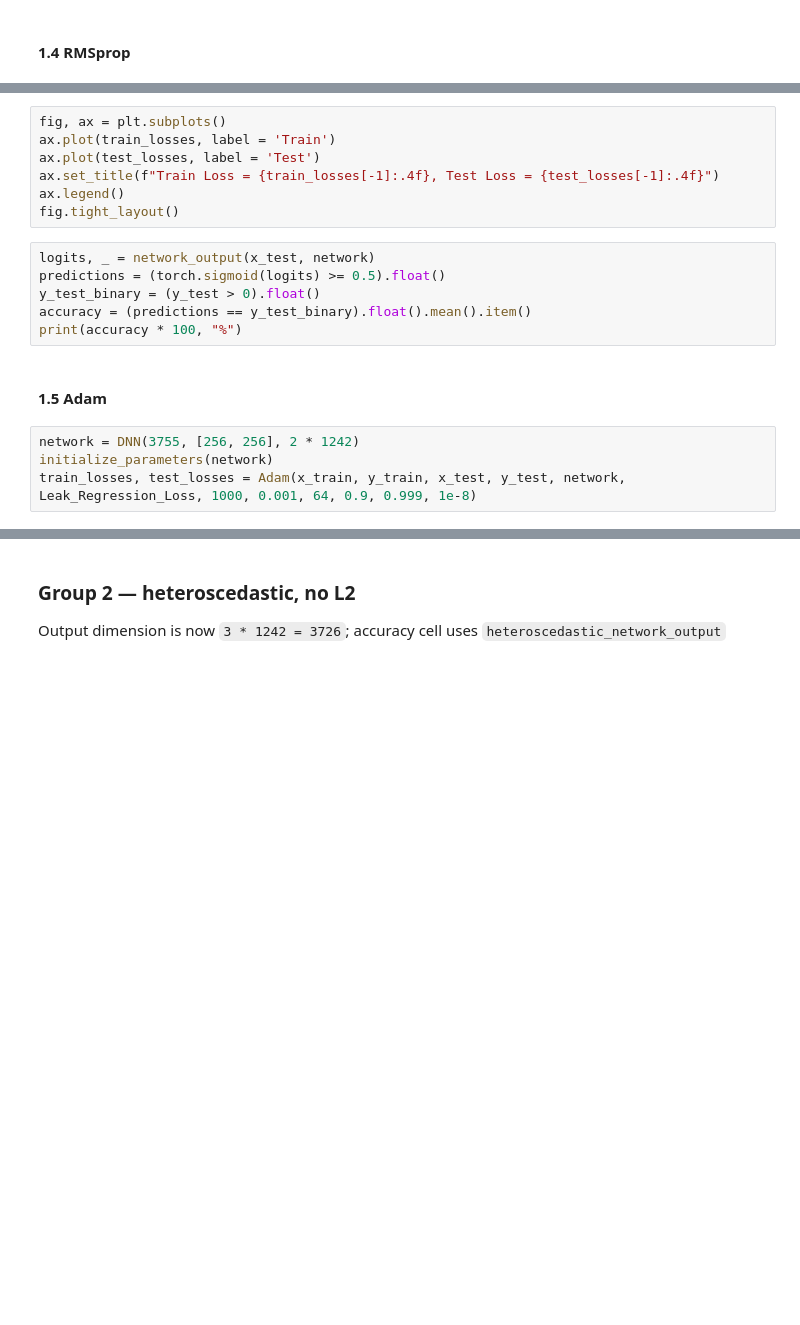
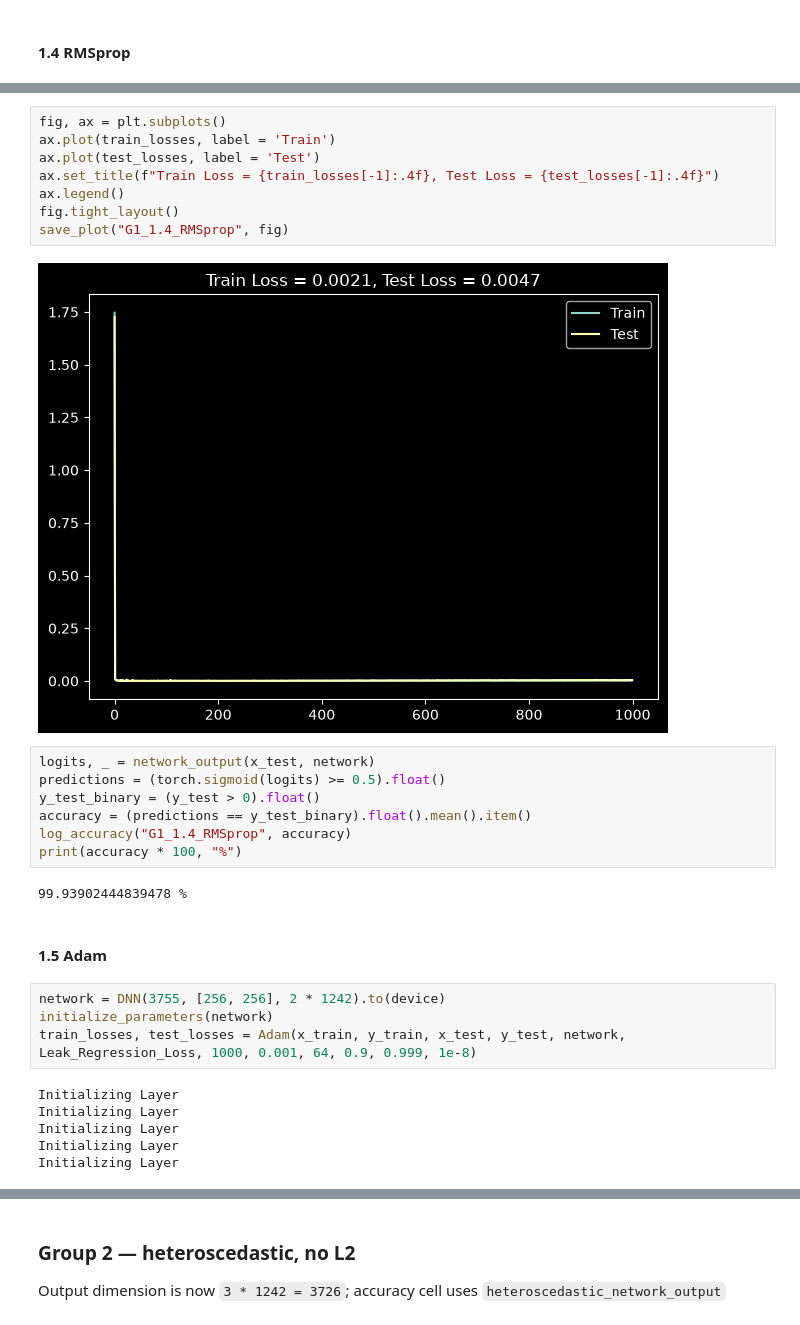
Before and after one commit to akashkfi2020-lgtm/pipeline-leakage-system, a Jupyter notebook: Phase 1/Main_Multivariate_Regression.ipynb, the cells around one changed output, grey strips where cells are left out. Saved outputs shown, nothing was run; the diff lists cells and outputs as text; blank space fills up the shorter version.

```diff
--- a/Phase 1/Main_Multivariate_Regression.ipynb
+++ b/Phase 1/Main_Multivariate_Regression.ipynb
@@ -384,22 +526,34 @@ train_losses, test_losses = RMSprop(x_train, y_train, x_test, y_test, network, L
 # %%
 fig, ax = plt.subplots()
 ax.plot(train_losses, label = 'Train')
 ax.plot(test_losses, label = 'Test')
 ax.set_title(f"Train Loss = {train_losses[-1]:.4f}, Test Loss = {test_losses[-1]:.4f}")
 ax.legend()
 fig.tight_layout()
+save_plot("G1_1.4_RMSprop", fig)
+# %% [output]
+[figure, added]
 # %%
 logits, _ = network_output(x_test, network)
 predictions = (torch.sigmoid(logits) >= 0.5).float()
 y_test_binary = (y_test > 0).float()
 accuracy = (predictions == y_test_binary).float().mean().item()
+log_accuracy("G1_1.4_RMSprop", accuracy)
 print(accuracy * 100, "%")
+# %% [output]
+99.93902444839478 %
 # %% [markdown]
 #### 1.5 Adam
 # %%
-network = DNN(3755, [256, 256], 2 * 1242)
+network = DNN(3755, [256, 256], 2 * 1242).to(device)
 initialize_parameters(network)
 train_losses, test_losses = Adam(x_train, y_train, x_test, y_test, network, Leak_Regression_Loss, 1000, 0.001, 64, 0.9, 0.999, 1e-8)
+# %% [output]
+Initializing Layer
+Initializing Layer
+Initializing Layer
+Initializing Layer
+Initializing Layer
 # %%
 fig, ax = plt.subplots()
 ax.plot(train_losses, label = 'Train')
```
Also changed, not shown: parts of 74 cells of this notebook, 23 other files.
